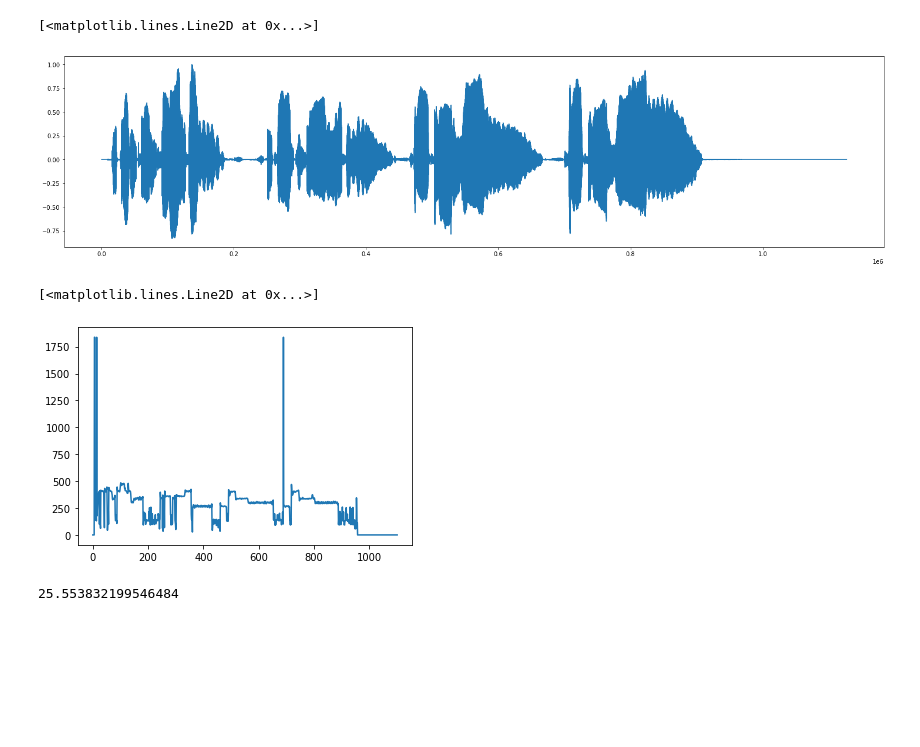
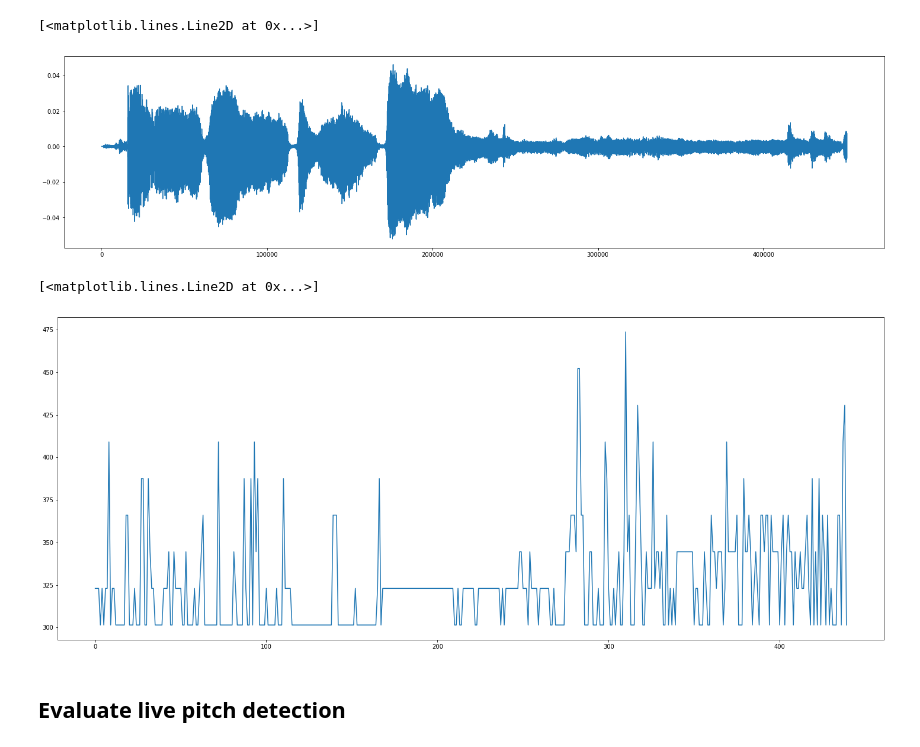
Before and after one commit to jnsaksham/BassBot, a Jupyter notebook: pitch.ipynb, the cells around one changed output. Drawn from its saved outputs; the diff is of its cells as text; code cells hidden in the pictures; blank space fills up the shorter version.

```diff
--- a/pitch.ipynb
+++ b/pitch.ipynb
@@ -8,12 +33,12 @@ from pyACA import computePitch
 # %%
-path = 'voice.wav'
-audio, sr = librosa.load(path, sr=44100)
+# path = 'ouput.wav'
+# audio, sr = librosa.load(path, sr=44100)
 # %%
 plt.figure(figsize = (25, 6))
 plt.plot(audio)
 # %% [output]
 [<matplotlib.lines.Line2D at 0x...>]
-[figure, old version]
+[figure, new version]
 # %%
 #    'SpectralAcf',
 #    'SpectralHps',
@@ -22,13 +47,13 @@ plt.plot(audio)
 #    'TimeAuditory',
 #    'TimeZeroCrossings'
 # %%
-f0, t = computePitch('TimeAuditory', x, sr, afWindow=None, iBlockLength=2048, iHopLength=1024)
+# %%timeit
+f0, t = computePitch('SpectralHps', audio, sr, afWindow=None, iBlockLength=2048, iHopLength=1024)
 # %%
+plt.figure(figsize = (25, 10))
 plt.plot(f0)
 # %% [output]
 [<matplotlib.lines.Line2D at 0x...>]
-[figure, old version]
+[figure, new version]
-# %%
-len(audio)/sr
-# %% [output]
-25.553832199546484
+# %% [markdown]
+## Evaluate live pitch detection
```
Also changed, not shown: parts of 7 cells of this notebook, 6 other files.
